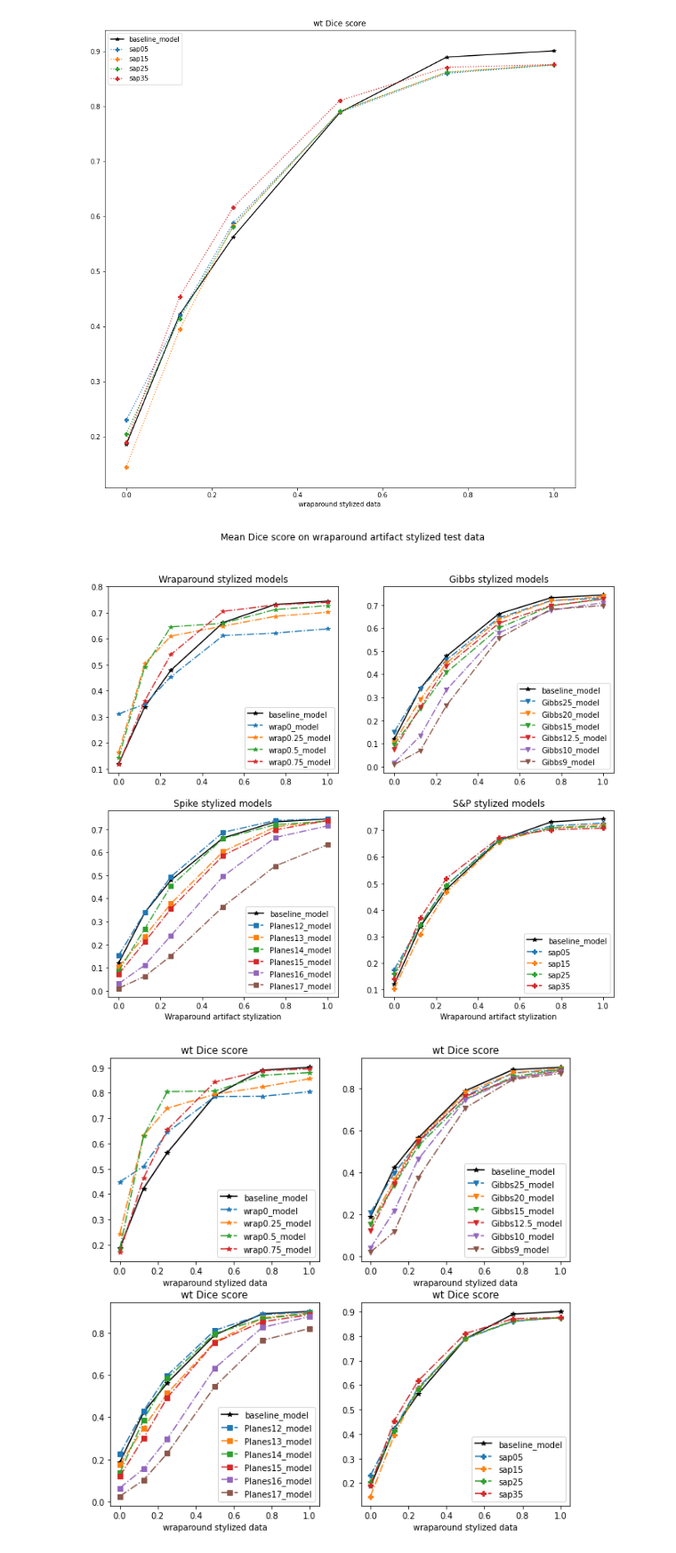
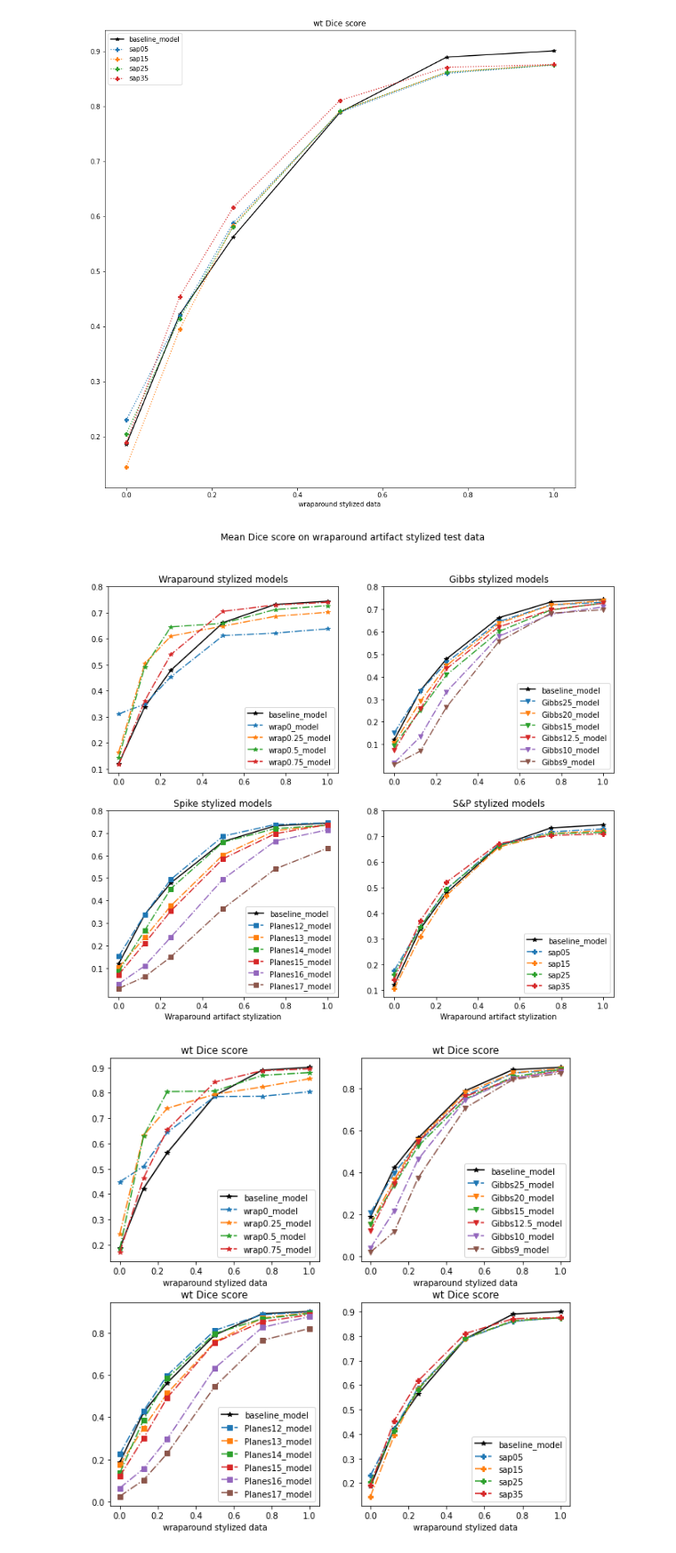
Before and after one commit to yanielc/medical-vision-textural-bias, a Jupyter notebook: 20_results/80_common_evaluations/50_evaluations_on_wrap/comparison_on_wrap.ipynb, the cells around one changed output. Shown: that part at 89% size. Drawn from its saved outputs; the diff is of its cells as text; code cells hidden in the pictures.

```diff
--- a/20_results/80_common_evaluations/50_evaluations_on_wrap/comparison_on_wrap.ipynb
+++ b/20_results/80_common_evaluations/50_evaluations_on_wrap/comparison_on_wrap.ipynb
@@ -321,34 +321,37 @@ plt.show()
 # %%
 plt.figure(figsize=(12,10))
 
 plt.subplot(2,2,1)
 plot_model_performance([0, 0.125, .25, .5, .75, 1.],baseline_list,'mean', mark = '-*', c='k' )
 plot_model_performance([0, 0.125, .25, .5, .75, 1.],wrap_list,'mean', mark = '-.*')
 plt.yticks(np.arange(.1,.9,.1))
 plt.title('Wraparound stylized models')
 
 plt.subplot(2,2,2)
 plot_model_performance([0, 0.125, .25, .5, .75, 1.],baseline_list,'mean', mark = '-*', c='k' )
 plot_model_performance([0, 0.125, .25, .5, .75, 1.],gibbs_list,'mean', mark = '-.v' )
+plt.yticks(np.arange(.1,.9,.1))
 plt.title('Gibbs stylized models')
 
 plt.subplot(2,2,3)
 plot_model_performance([0, 0.125, .25, .5, .75, 1.],baseline_list,'mean', mark = '-*', c='k' )
 plot_model_performance([0, 0.125, .25, .5, .75, 1.],planes_list,'mean', mark = '-.s')
+plt.yticks(np.arange(.1,.9,.1))
 plt.title('Spike stylized models')
 plt.xlabel('Wraparound artifact stylization')
 
 plt.subplot(2,2,4)
 plot_model_performance([0, 0.125, .25, .5, .75, 1.],baseline_list,'mean', mark = '-*', c='k' )
 plot_model_performance([0, 0.125, .25, .5, .75, 1.], sap_list,'mean', mark = '-.P')
+plt.yticks(np.arange(.1,.9,.1))
 plt.title('S&P stylized models')
 plt.xlabel('Wraparound artifact stylization')
 
 plt.suptitle('Mean Dice score on wraparound artifact stylized test data')
 plt.savefig('wraparound_test_MEAN.png')
 plt.show()
 # %% [output]
-[figure, old version]
+[figure, new version]
 # %%
 plt.figure(figsize=(10,10))
 
```
Also changed, not shown: 1 other file.
